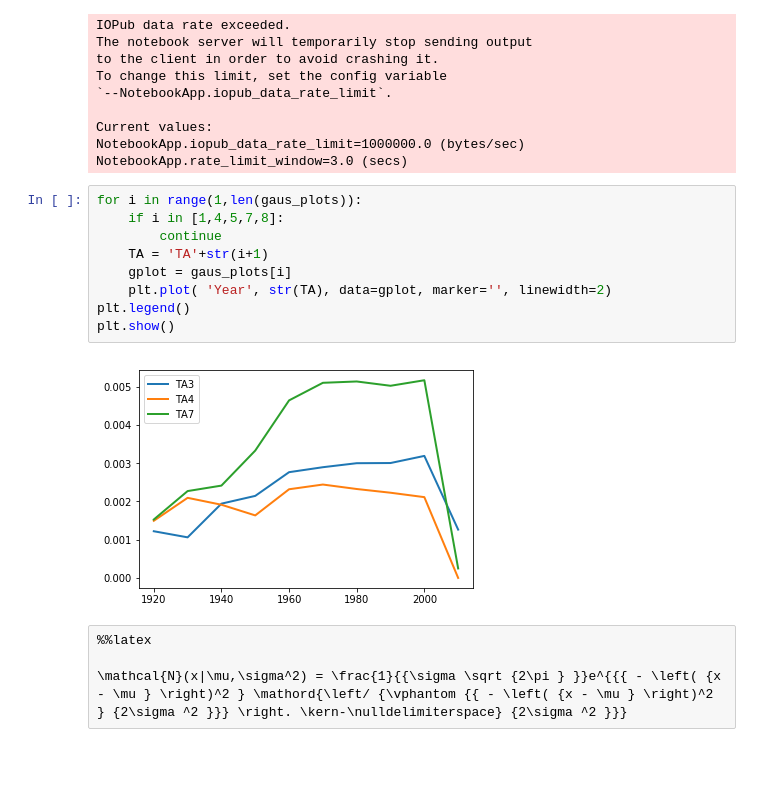
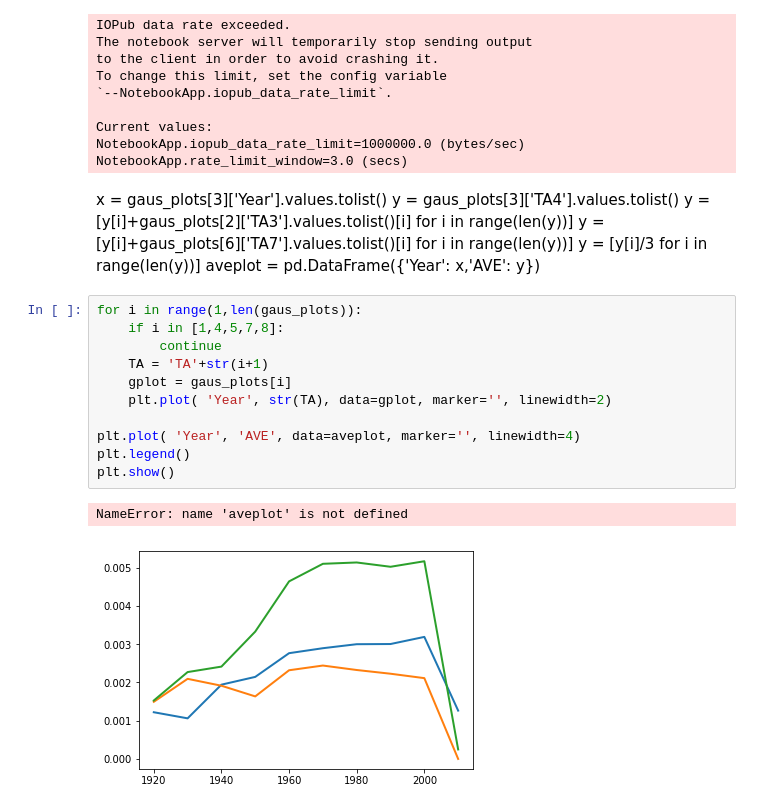
Before and after one commit to daltonhahn/eecs738-probably_interesting_data, a Jupyter notebook: notebooks/01-dahrla-prob-interesting-data-timbre.ipynb, the cells around one changed output. Cells and saved outputs as stored; diff of their text form; blank space fills up the shorter version.

```diff
--- a/notebooks/01-dahrla-prob-interesting-data-timbre.ipynb
+++ b/notebooks/01-dahrla-prob-interesting-data-timbre.ipynb
@@ -119,18 +133,24 @@ To change this limit, set the config variable
 Current values:
 NotebookApp.iopub_data_rate_limit=1000000.0 (bytes/sec)
 NotebookApp.rate_limit_window=3.0 (secs)
+# %% [markdown]
+x = gaus_plots[3]['Year'].values.tolist()
+y = gaus_plots[3]['TA4'].values.tolist()
+y = [y[i]+gaus_plots[2]['TA3'].values.tolist()[i] for i in range(len(y))]
+y = [y[i]+gaus_plots[6]['TA7'].values.tolist()[i] for i in range(len(y))]
+y = [y[i]/3 for i in range(len(y))]
+aveplot = pd.DataFrame({'Year': x,'AVE': y})
 # %%
 for i in range(1,len(gaus_plots)):
     if i in [1,4,5,7,8]:
         continue
     TA = 'TA'+str(i+1)
     gplot = gaus_plots[i]
     plt.plot( 'Year', str(TA), data=gplot, marker='', linewidth=2)
+
+plt.plot( 'Year', 'AVE', data=aveplot, marker='', linewidth=4)
 plt.legend()
 plt.show()
 # %% [output]
+NameError: name 'aveplot' is not defined
-[figure, old version]
+[figure, new version]
-# %% [raw]
-%%latex
-
-\mathcal{N}(x|\mu,\sigma^2) = \frac{1}{{\sigma \sqrt {2\pi } }}e^{{{ - \left( {x - \mu } \right)^2 } \mathord{\left/ {\vphantom {{ - \left( {x - \mu } \right)^2 } {2\sigma ^2 }}} \right. \kern-\nulldelimiterspace} {2\sigma ^2 }}}
```
Also changed, not shown: parts of 5 cells of this notebook.
